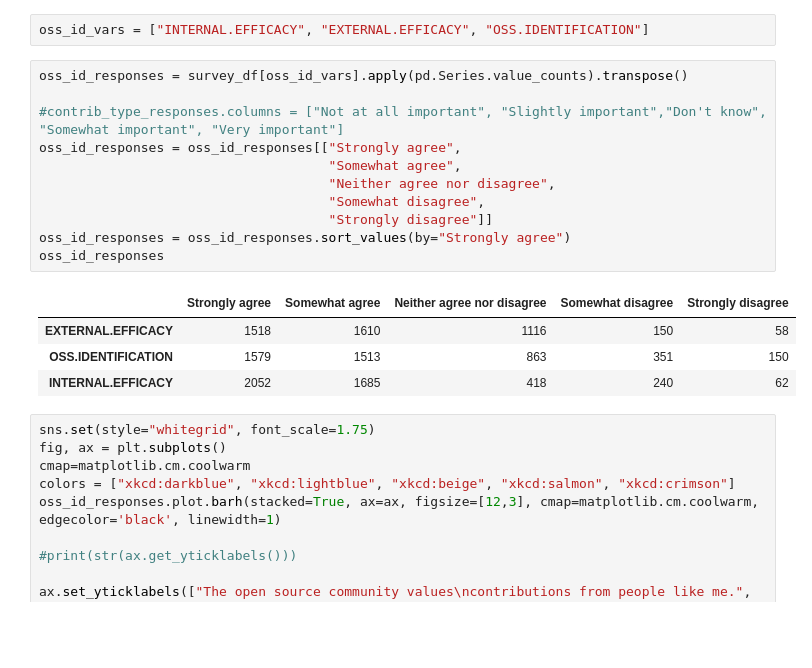
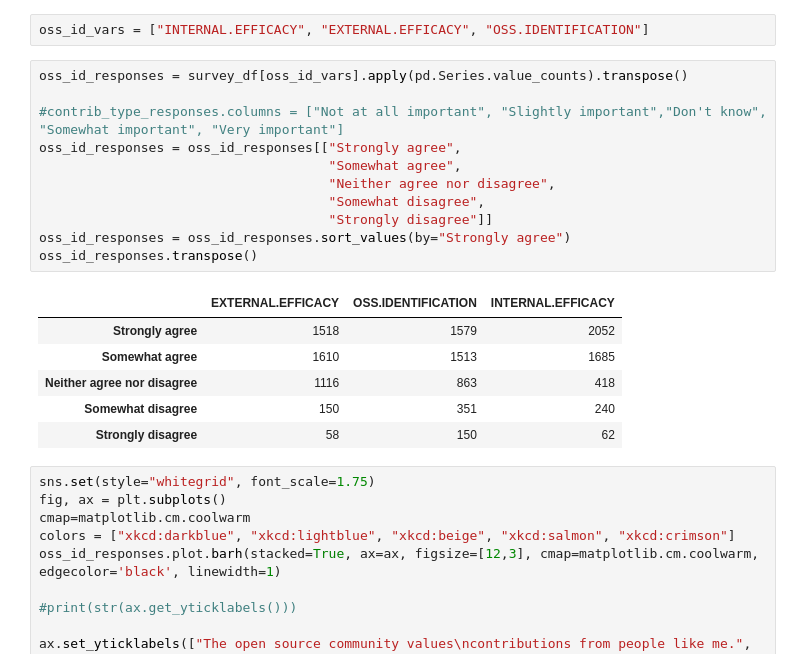
Before and after one commit to staeiou/github-survey-analysis, a Jupyter notebook: github-survey-descriptive-stats.ipynb, the cells around one changed output. Saved outputs shown, nothing was run; the diff lists cells and outputs as text; blank space fills up the shorter version.

Commit message:
format tables in notebook, rerun tex

```diff
--- a/github-survey-descriptive-stats.ipynb
+++ b/github-survey-descriptive-stats.ipynb
@@ -651,19 +677,21 @@ oss_id_vars = ["INTERNAL.EFFICACY", "EXTERNAL.EFFICACY", "OSS.IDENTIFICATION"]
 # %%
 oss_id_responses = survey_df[oss_id_vars].apply(pd.Series.value_counts).transpose()
 
 #contrib_type_responses.columns = ["Not at all important", "Slightly important","Don't know", "Somewhat important", "Very important"]
 oss_id_responses = oss_id_responses[["Strongly agree",
                                      "Somewhat agree",
                                      "Neither agree nor disagree",
                                      "Somewhat disagree",
                                      "Strongly disagree"]]
 oss_id_responses = oss_id_responses.sort_values(by="Strongly agree")
-oss_id_responses
+oss_id_responses.transpose()
 # %% [output]
-|  | Strongly agree | Somewhat agree | Neither agree nor disagree | Somewhat disagree | Strongly disagree |
-| EXTERNAL.EFFICACY | 1518 | 1610 | 1116 | 150 | 58 |
-| OSS.IDENTIFICATION | 1579 | 1513 | 863 | 351 | 150 |
-| INTERNAL.EFFICACY | 2052 | 1685 | 418 | 240 | 62 |
+|  | EXTERNAL.EFFICACY | OSS.IDENTIFICATION | INTERNAL.EFFICACY |
+| Strongly agree | 1518 | 1579 | 2052 |
+| Somewhat agree | 1610 | 1513 | 1685 |
+| Neither agree nor disagree | 1116 | 863 | 418 |
+| Somewhat disagree | 150 | 351 | 240 |
+| Strongly disagree | 58 | 150 | 62 |
 # %%
 sns.set(style="whitegrid", font_scale=1.75)
 fig, ax = plt.subplots()
```
Also changed, not shown: parts of 16 cells of this notebook, 45 other files.
